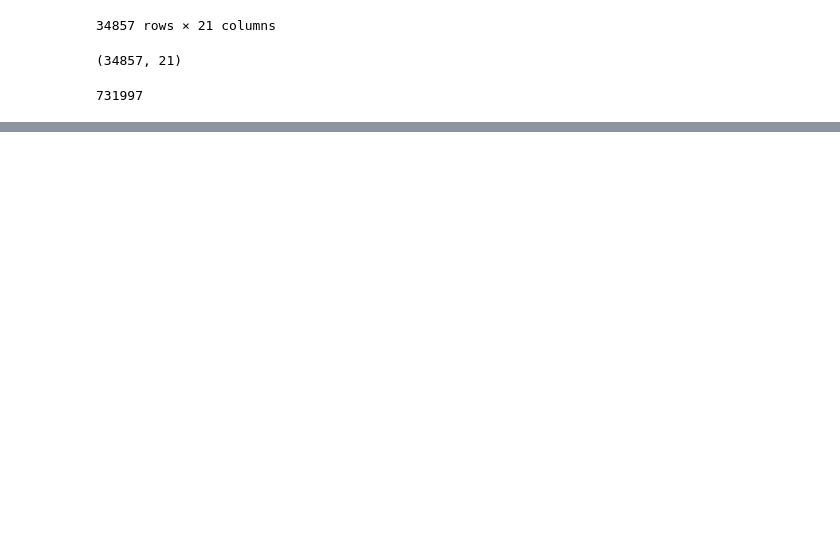
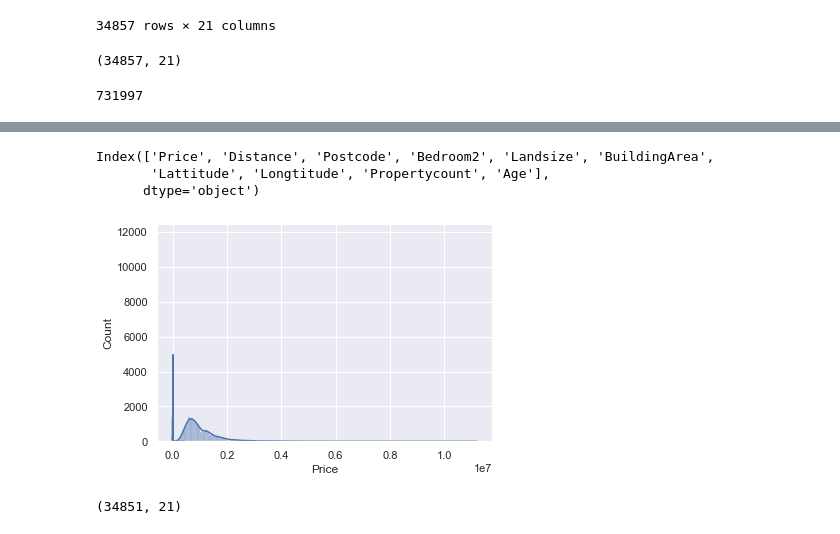
Before and after one commit to bulent-1111/Data_Science, a Jupyter notebook: Diger/GlobalAIHub/melbourne_housing_price.ipynb, the cells around one changed output, grey strips where cells are left out. Drawn from its saved outputs; the diff is of its cells as text; code cells hidden in the pictures; blank space fills up the shorter version.

Commit message:
Python Data Visualization code added

```diff
--- a/Diger/GlobalAIHub/melbourne_housing_price.ipynb
+++ b/Diger/GlobalAIHub/melbourne_housing_price.ipynb
@@ -33,0 +178,7 @@ data.size
+# %%
+data.drop(data.loc[data['YearBuilt'] < 1835].index, inplace =True)
+# %%
+# addig feature for house age
+
+data['Age']  =2022 - data['YearBuilt']
+data.drop(data.loc[data['Age']<0].index, inplace=True)
@@ -33,0 +204,2 @@ data.size
+# %%
+data.drop(['YearBuilt'], axis= 1, inplace=True)
@@ -33,0 +208,15 @@ data.size
+# %%
+numerical_coplumns = data.select_dtypes("float64", "int64").columns # integer colonlari bul
+# %%
+numerical_coplumns
+# %% [output]
+Index(['Price', 'Distance', 'Postcode', 'Bedroom2', 'Landsize', 'BuildingArea',
+       'Lattitude', 'Longtitude', 'Propertycount', 'Age'],
+      dtype='object')
+# %%
+# for column in numerical_coplumns:
+#     sns.histplot(data[column], ax= axes[counter, 0],kde=True)
+for column in numerical_coplumns:
+    sns.histplot(data[column], kde=True)
+# %% [output]
+[figure, added]
@@ -33,0 +235,4 @@ data.size
+# %%
+data.shape
+# %% [output]
+(34851, 21)
```
Also changed, not shown: parts of 48 cells of this notebook.
